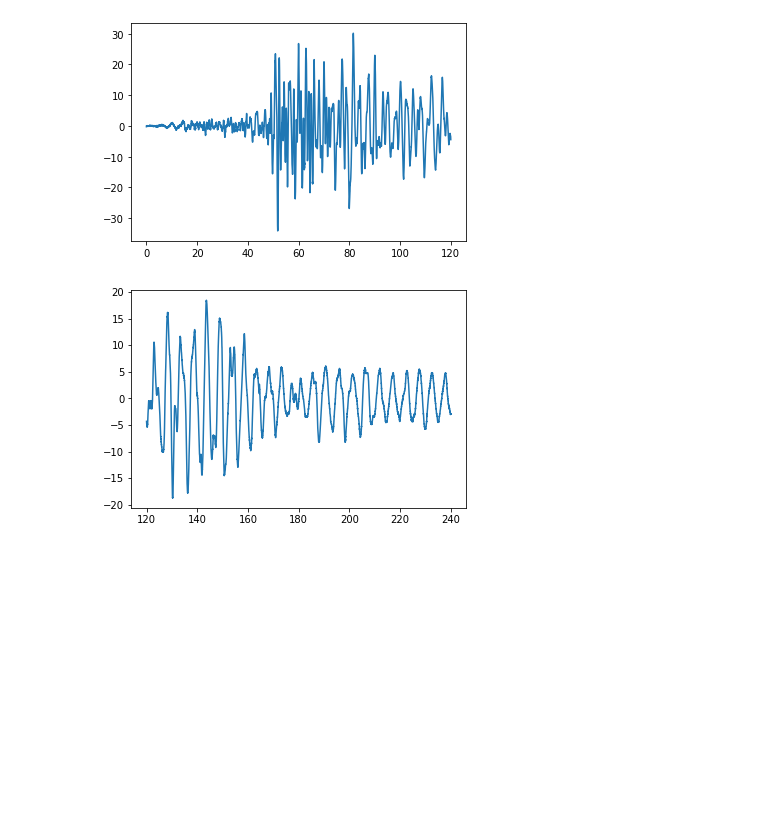
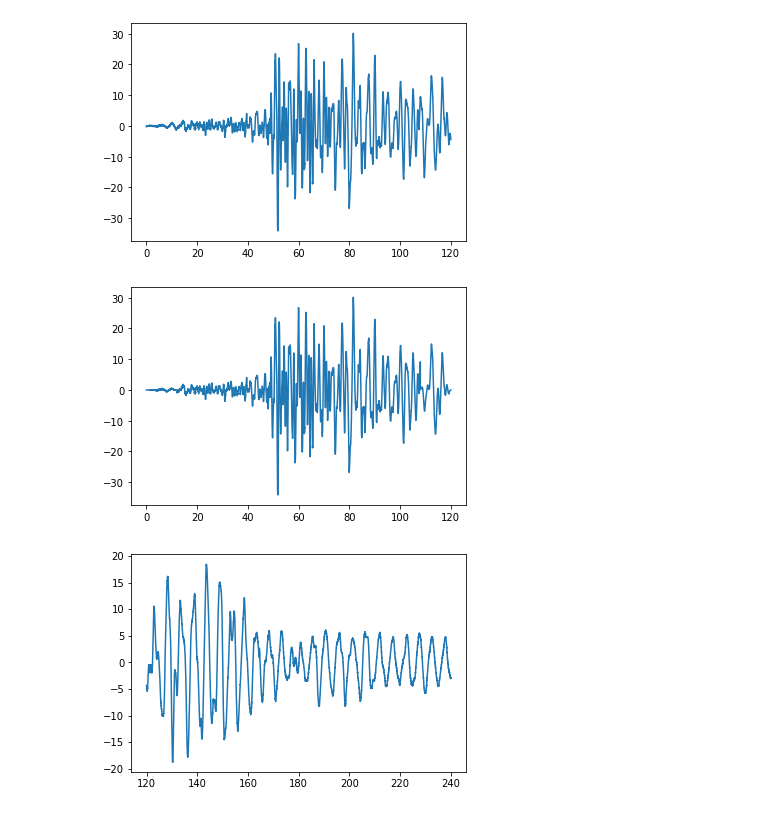
Before and after one commit to elsy-torres/script, a Jupyter notebook: FFT.ipynb, the cells around one changed output. Saved outputs shown, nothing was run; the diff lists cells and outputs as text; code cells hidden in the pictures; blank space fills up the shorter version.

```diff
--- a/FFT.ipynb
+++ b/FFT.ipynb
@@ -62,3 +76,5 @@ print(A)
+# %%
+filtro_1=np.ones(len(t_1))
 # %%
 data['filtro'].iloc[data.index<1000]=signal.cosine(1000)
 data['filtro'].iloc[data.index>15447]=signal.cosine(1000)
@@ -72,0 +82,6 @@ data.tail()
+# %%
+filtro_1[0:600]=signal.cosine(600)
+filtro_1[5400:6000]=signal.cosine(600)
+# %%
+signal_filter_1=filtro_1*y_1
+print(signal_filter_1)
@@ -99,6 +143,11 @@ plt.plot(t_1,y_1)
 _=plt.show()
 # %% [output]
 [figure]
+# %%
+plt.plot(t_1,signal_filter_1)
+_=plt.show()
+# %% [output]
+[figure, added]
 # %%
 plt.plot(t_2,y_2)
 _=plt.show()
```
Also changed, not shown: parts of 35 cells of this notebook.
